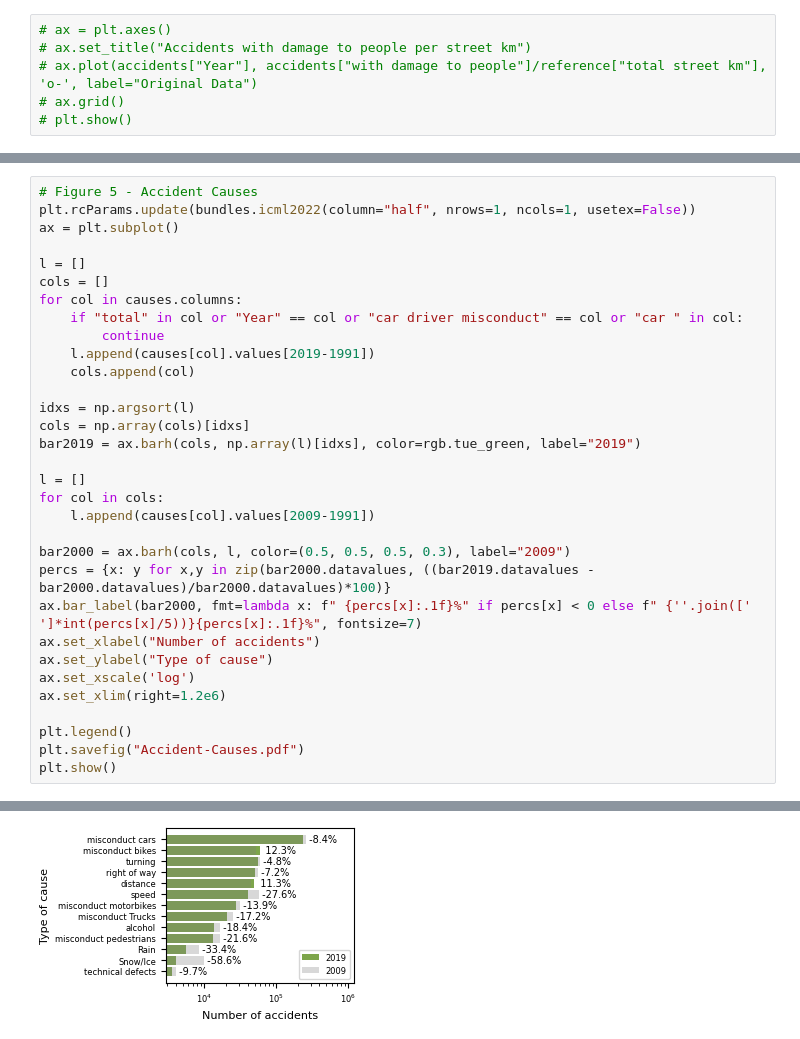
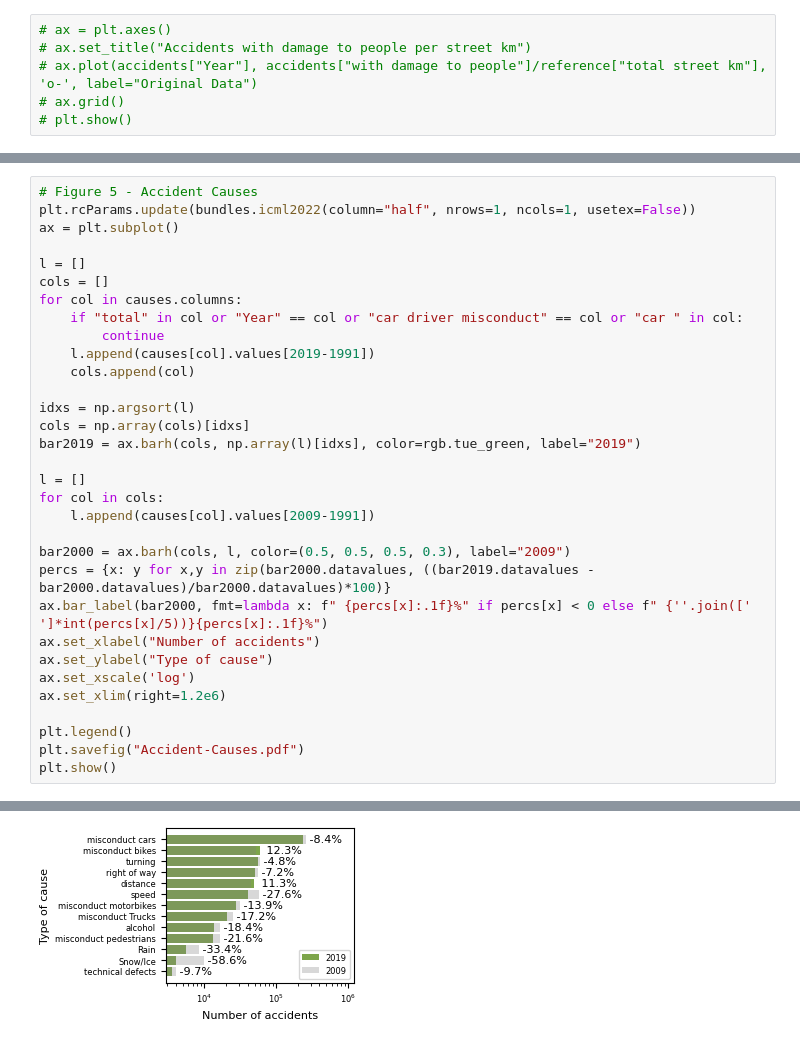
Before and after one commit to Cromotus/DataLit23-24, a Jupyter notebook: visualizations/visualization.ipynb, the cells around one changed output, grey strips where cells are left out. Drawn from its saved outputs; the diff is of its cells as text.

```diff
--- a/visualizations/visualization.ipynb
+++ b/visualizations/visualization.ipynb
@@ -335,7 +339,7 @@ for col in cols:
 
 bar2000 = ax.barh(cols, l, color=(0.5, 0.5, 0.5, 0.3), label="2009")
 percs = {x: y for x,y in zip(bar2000.datavalues, ((bar2019.datavalues - bar2000.datavalues)/bar2000.datavalues)*100)}
-ax.bar_label(bar2000, fmt=lambda x: f" {percs[x]:.1f}%" if percs[x] < 0 else f" {''.join([' ']*int(percs[x]/5))}{percs[x]:.1f}%", fontsize=7)
+ax.bar_label(bar2000, fmt=lambda x: f" {percs[x]:.1f}%" if percs[x] < 0 else f" {''.join([' ']*int(percs[x]/5))}{percs[x]:.1f}%")
 ax.set_xlabel("Number of accidents")
 ax.set_ylabel("Type of cause")
 ax.set_xscale('log')
@@ -361,8 +365,8 @@ findfont: Generic family 'serif' not found because none of the following familie
 findfont: Generic family 'serif' not found because none of the following families were found: Times
 findfont: Generic family 'serif' not found because none of the following families were found: Times
 findfont: Generic family 'serif' not found because none of the following families were found: Times
 findfont: Generic family 'serif' not found because none of the following families were found: Times
-[figure, old version]
+[figure, new version]
 # %%
 # Figure 5 - Accident Deaths
 # matplotlib.rcParams.update(matplotlib.rcParamsDefault)
```
Also changed, not shown: parts of 4 cells of this notebook, 1 other file.
